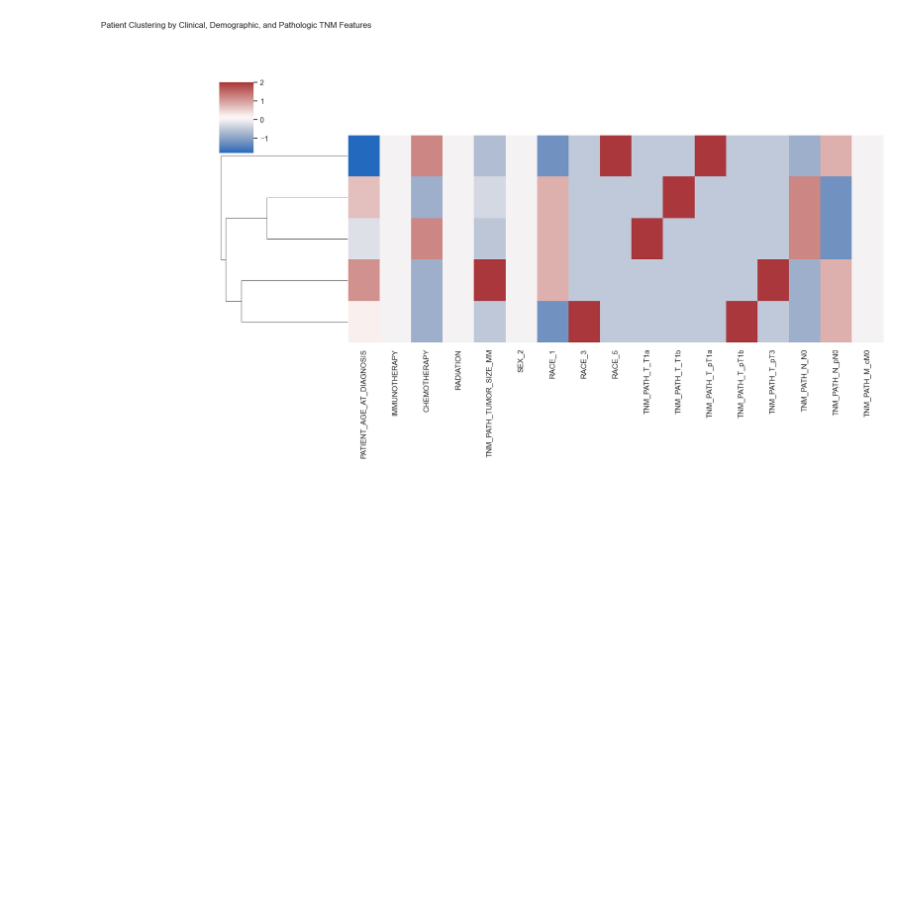
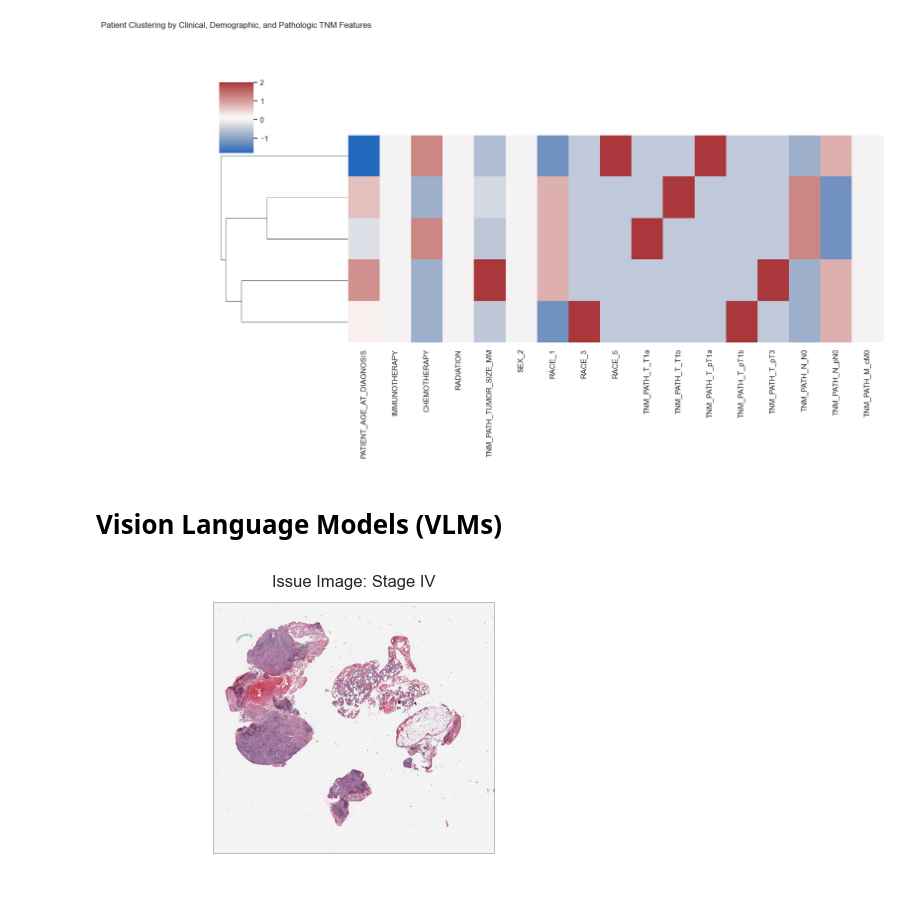
Before and after one commit to solayman-cs/vlms, a Jupyter notebook: Survival.ipynb, the cells around one changed output. Cells and saved outputs as stored; diff of their text form; code cells hidden in the pictures; blank space fills up the shorter version.

```diff
--- a/Survival.ipynb
+++ b/Survival.ipynb
@@ -372,3 +372,19 @@ plt.title("Patient Clustering by Clinical, Demographic, and Pathologic TNM Featu
 plt.show()
 # %% [output]
 [figure]
+# %% [markdown]
+# Vision Language Models (VLMs)
+# %%
+from PIL import Image
+import matplotlib.pyplot as plt
+
+# Load and display image
+image_path = 'image/1.png'
+image = Image.open(image_path)
+
+plt.imshow(image)
+plt.axis('off')  # Hide axis
+plt.title("Issue Image: Stage IV")
+plt.show()
+# %% [output]
+[figure, added]
```
Also changed, not shown: parts of 2 cells of this notebook.
